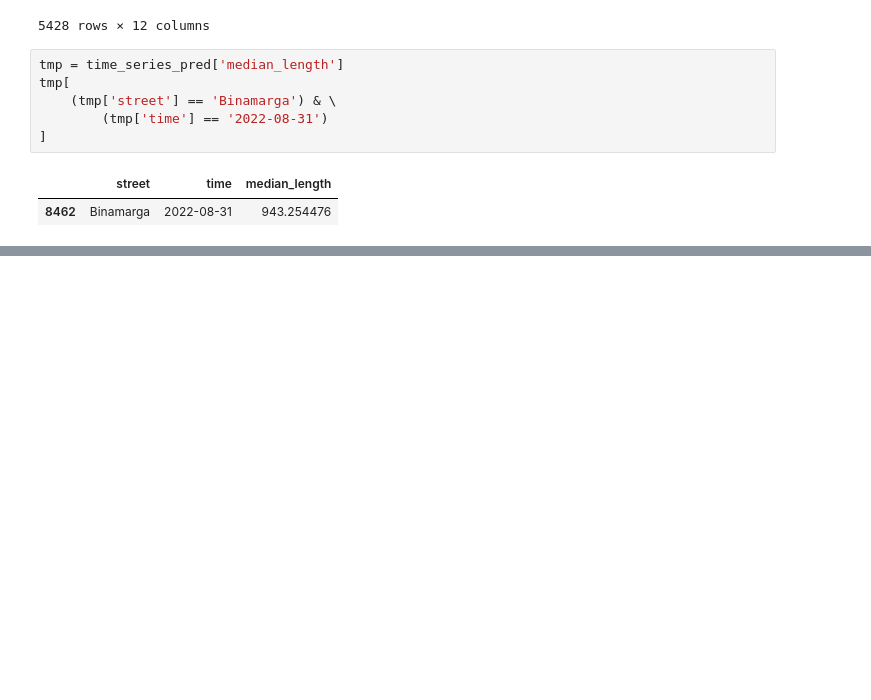
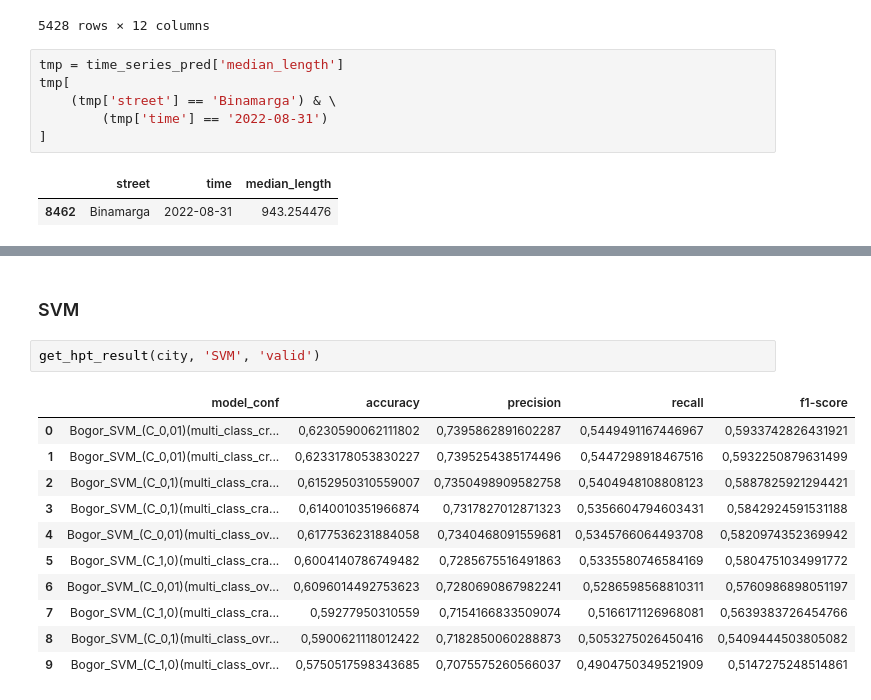
Before and after one commit to GibranBrahmanta/DSLS-MiniProject-DataScientist, a Jupyter notebook: notebook/05_classifier_modeling.ipynb, the cells around one changed output, grey strips where cells are left out. Cells and saved outputs as stored; diff of their text form; blank space fills up the shorter version.

```diff
--- a/notebook/05_classifier_modeling.ipynb
+++ b/notebook/05_classifier_modeling.ipynb
@@ -125,0 +212,16 @@ tmp[
+# %% [markdown]
+### SVM
+# %%
+get_hpt_result(city, 'SVM', 'valid')
+# %% [output]
+|  | model_conf | accuracy | precision | recall | f1-score |
+| 0 | Bogor_SVM_(C_0,01)(multi_class_cr... | 0,6230590062111802 | 0,7395862891602287 | 0,5449491167446967 | 0,5933742826431921 |
+| 1 | Bogor_SVM_(C_0,01)(multi_class_cr... | 0,6233178053830227 | 0,7395254385174496 | 0,5447298918467516 | 0,5932250879631499 |
+| 2 | Bogor_SVM_(C_0,1)(multi_class_cra... | 0,6152950310559007 | 0,7350498909582758 | 0,5404948108808123 | 0,5887825921294421 |
+| 3 | Bogor_SVM_(C_0,1)(multi_class_cra... | 0,6140010351966874 | 0,7317827012871323 | 0,5356604794603431 | 0,5842924591531188 |
+| 4 | Bogor_SVM_(C_0,01)(multi_class_ov... | 0,6177536231884058 | 0,7340468091559681 | 0,5345766064493708 | 0,5820974352369942 |
+| 5 | Bogor_SVM_(C_1,0)(multi_class_cra... | 0,6004140786749482 | 0,7285675516491863 | 0,5335580746584169 | 0,5804751034991772 |
+| 6 | Bogor_SVM_(C_0,01)(multi_class_ov... | 0,6096014492753623 | 0,7280690867982241 | 0,5286598568810311 | 0,5760986898051197 |
+| 7 | Bogor_SVM_(C_1,0)(multi_class_cra... | 0,59277950310559 | 0,7154166833509074 | 0,5166171126968081 | 0,5639383726454766 |
+| 8 | Bogor_SVM_(C_0,1)(multi_class_ovr... | 0,5900621118012422 | 0,7182850060288873 | 0,5053275026450416 | 0,5409444503805082 |
+| 9 | Bogor_SVM_(C_1,0)(multi_class_ovr... | 0,5750517598343685 | 0,7075575260566037 | 0,4904750349521909 | 0,5147275248514861 |
```
Also changed, not shown: parts of 26 cells of this notebook.
